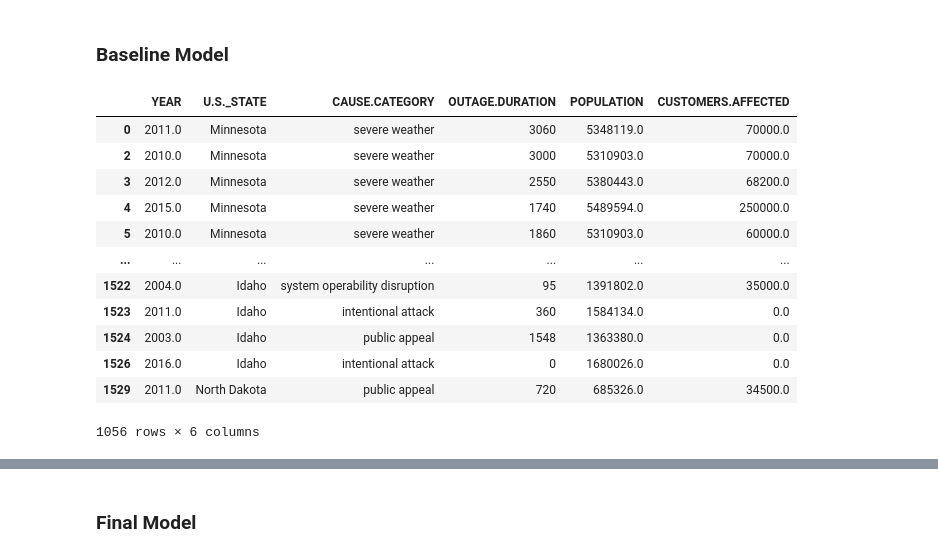
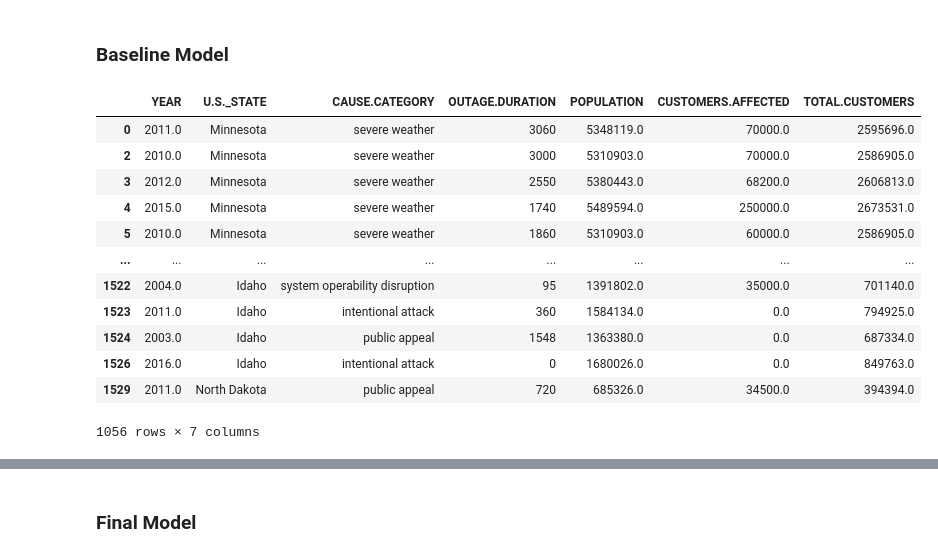
Before and after one commit to YourTeammate/dsc80-co-working, a Jupyter notebook: projects/05/outages.ipynb, the cells around one changed output, grey strips where cells are left out. Cells and saved outputs as stored; diff of their text form; code cells hidden in the pictures.

```diff
--- a/projects/05/outages.ipynb
+++ b/projects/05/outages.ipynb
@@ -119,19 +123,19 @@ Name: CAUSE.CATEGORY, dtype: int64
 # %%
-ndf = df[['YEAR', 'U.S._STATE', 'CAUSE.CATEGORY', 'OUTAGE.DURATION', 'POPULATION', 'CUSTOMERS.AFFECTED']]
+ndf = df[['YEAR', 'U.S._STATE', 'CAUSE.CATEGORY', 'OUTAGE.DURATION', 'POPULATION', 'CUSTOMERS.AFFECTED', 'TOTAL.CUSTOMERS']]
 ndf = ndf.dropna()
 ndf
 # %% [output]
-|  | YEAR | U.S._STATE | CAUSE.CATEGORY | OUTAGE.DURATION | POPULATION | CUSTOMERS.AFFECTED |
-| 0 | 2011.0 | Minnesota | severe weather | 3060 | 5348119.0 | 70000.0 |
-| 2 | 2010.0 | Minnesota | severe weather | 3000 | 5310903.0 | 70000.0 |
-| 3 | 2012.0 | Minnesota | severe weather | 2550 | 5380443.0 | 68200.0 |
-| 4 | 2015.0 | Minnesota | severe weather | 1740 | 5489594.0 | 250000.0 |
-| 5 | 2010.0 | Minnesota | severe weather | 1860 | 5310903.0 | 60000.0 |
-| ... | ... | ... | ... | ... | ... | ... |
-| 1522 | 2004.0 | Idaho | system operability disruption | 95 | 1391802.0 | 35000.0 |
-| 1523 | 2011.0 | Idaho | intentional attack | 360 | 1584134.0 | 0.0 |
-| 1524 | 2003.0 | Idaho | public appeal | 1548 | 1363380.0 | 0.0 |
-| 1526 | 2016.0 | Idaho | intentional attack | 0 | 1680026.0 | 0.0 |
-| 1529 | 2011.0 | North Dakota | public appeal | 720 | 685326.0 | 34500.0 |
+|  | YEAR | U.S._STATE | CAUSE.CATEGORY | OUTAGE.DURATION | POPULATION | CUSTOMERS.AFFECTED | TOTAL.CUSTOMERS |
+| 0 | 2011.0 | Minnesota | severe weather | 3060 | 5348119.0 | 70000.0 | 2595696.0 |
+| 2 | 2010.0 | Minnesota | severe weather | 3000 | 5310903.0 | 70000.0 | 2586905.0 |
+| 3 | 2012.0 | Minnesota | severe weather | 2550 | 5380443.0 | 68200.0 | 2606813.0 |
+| 4 | 2015.0 | Minnesota | severe weather | 1740 | 5489594.0 | 250000.0 | 2673531.0 |
+| 5 | 2010.0 | Minnesota | severe weather | 1860 | 5310903.0 | 60000.0 | 2586905.0 |
+| ... | ... | ... | ... | ... | ... | ... | ... |
+| 1522 | 2004.0 | Idaho | system operability disruption | 95 | 1391802.0 | 35000.0 | 701140.0 |
+| 1523 | 2011.0 | Idaho | intentional attack | 360 | 1584134.0 | 0.0 | 794925.0 |
+| 1524 | 2003.0 | Idaho | public appeal | 1548 | 1363380.0 | 0.0 | 687334.0 |
+| 1526 | 2016.0 | Idaho | intentional attack | 0 | 1680026.0 | 0.0 | 849763.0 |
+| 1529 | 2011.0 | North Dakota | public appeal | 720 | 685326.0 | 34500.0 | 394394.0 |
-1056 rows × 6 columns
+1056 rows × 7 columns
 # %%
```
Also changed, not shown: parts of 20 cells of this notebook.
